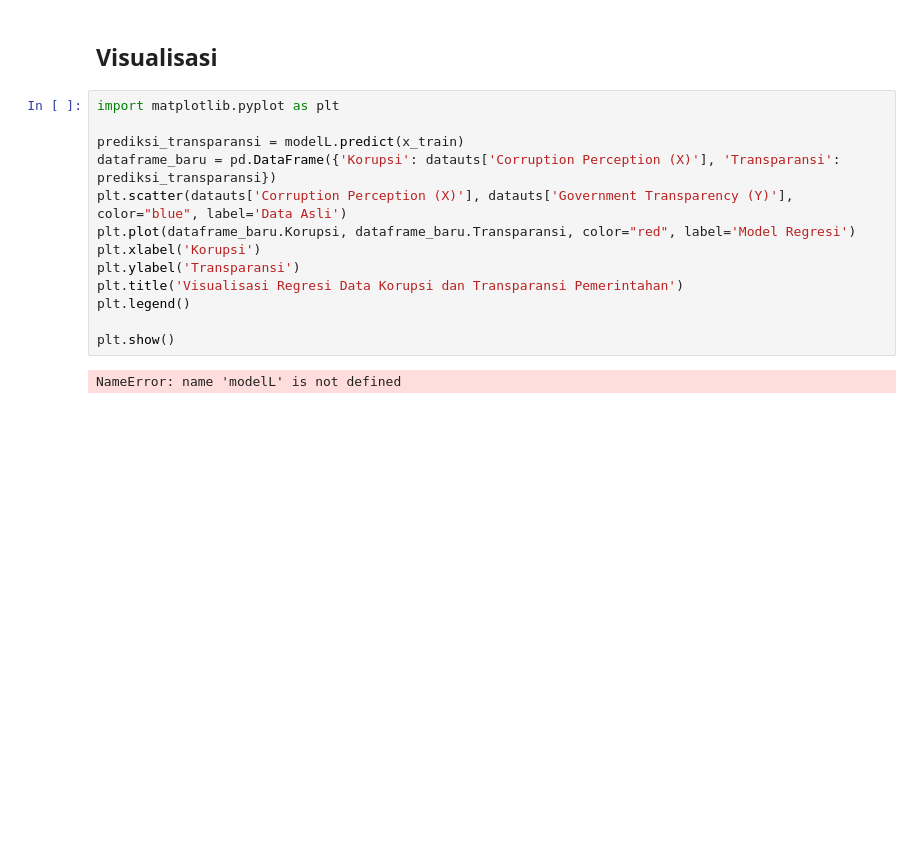
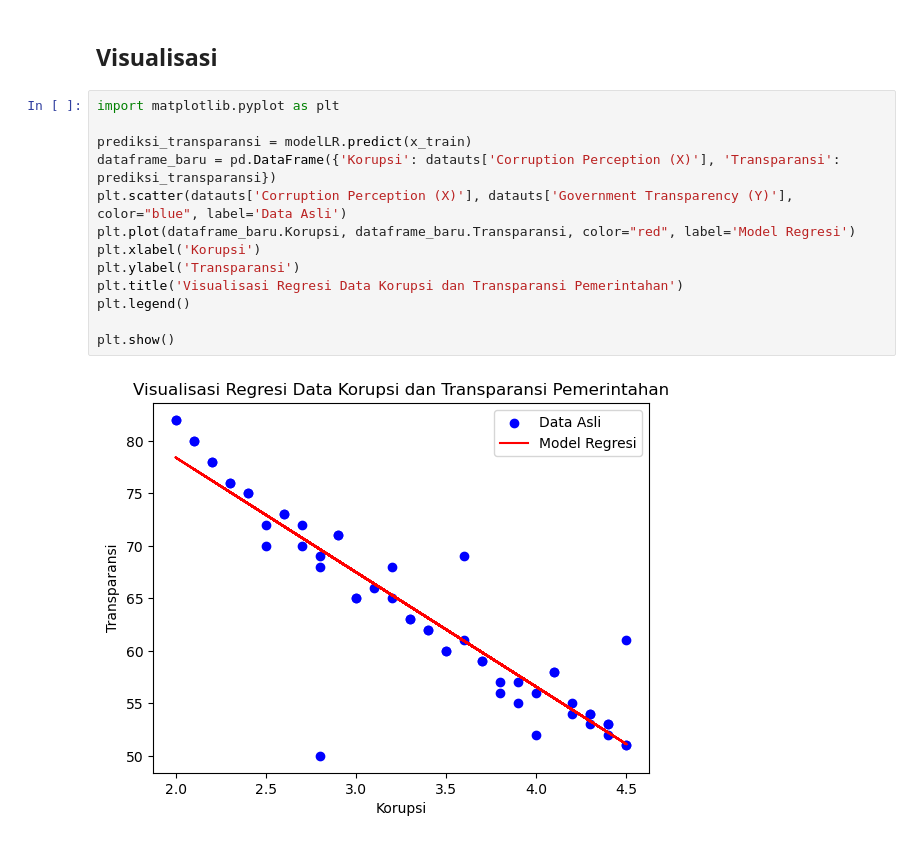
Before and after one commit to Tanwirul0411/UTS_PM_202131066, a Jupyter notebook: UTS_Regresi Linear.ipynb, the cells around one changed output. Drawn from its saved outputs; the diff is of its cells as text; blank space fills up the shorter version.

```diff
--- a/UTS_Regresi Linear.ipynb
+++ b/UTS_Regresi Linear.ipynb
@@ -78,15 +78,15 @@ Prediksi Transparansi Pemerintahan :  [87.16379291 62.04023982]
 # %%
 import matplotlib.pyplot as plt
 
-prediksi_transparansi = modelL.predict(x_train)
+prediksi_transparansi = modelLR.predict(x_train)
 dataframe_baru = pd.DataFrame({'Korupsi': datauts['Corruption Perception (X)'], 'Transparansi': prediksi_transparansi})
 plt.scatter(datauts['Corruption Perception (X)'], datauts['Government Transparency (Y)'], color="blue", label='Data Asli')
 plt.plot(dataframe_baru.Korupsi, dataframe_baru.Transparansi, color="red", label='Model Regresi')
 plt.xlabel('Korupsi')
 plt.ylabel('Transparansi')
 plt.title('Visualisasi Regresi Data Korupsi dan Transparansi Pemerintahan')
 plt.legend()
 
 plt.show()
 # %% [output]
-NameError: name 'modelL' is not defined
+[figure, added]
```
Also changed, not shown: parts of 2 cells of this notebook.
